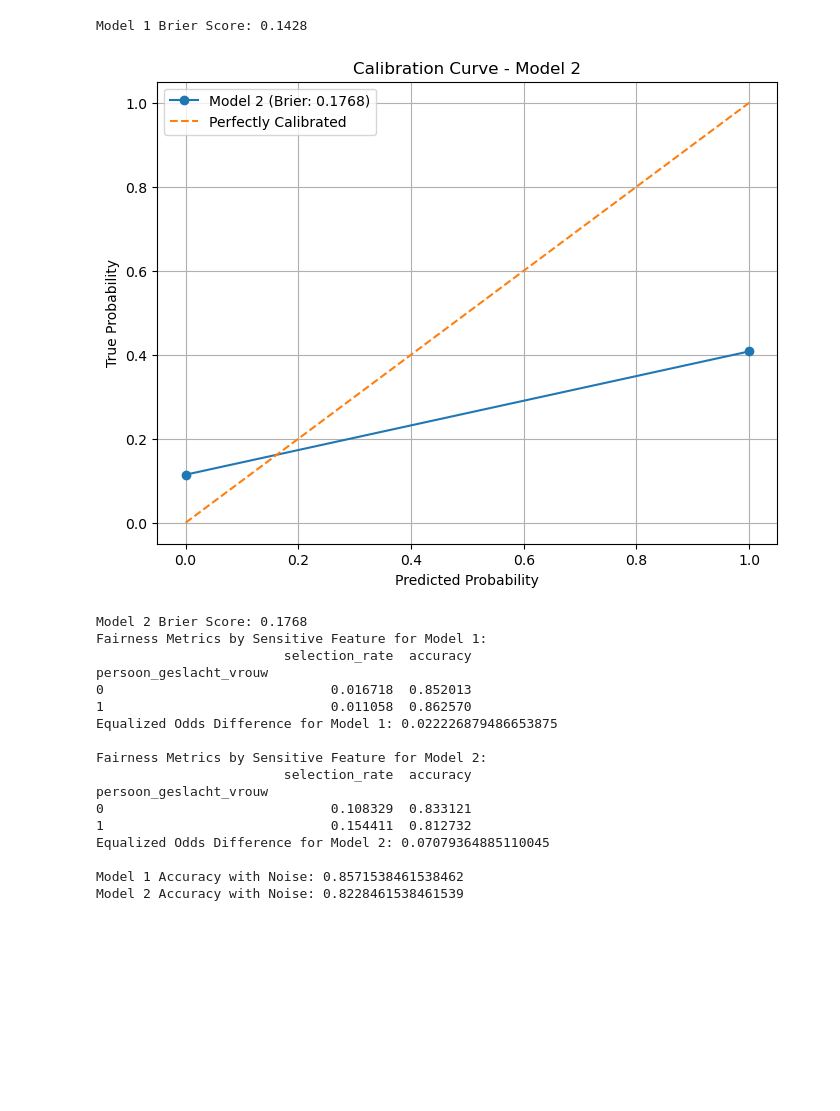
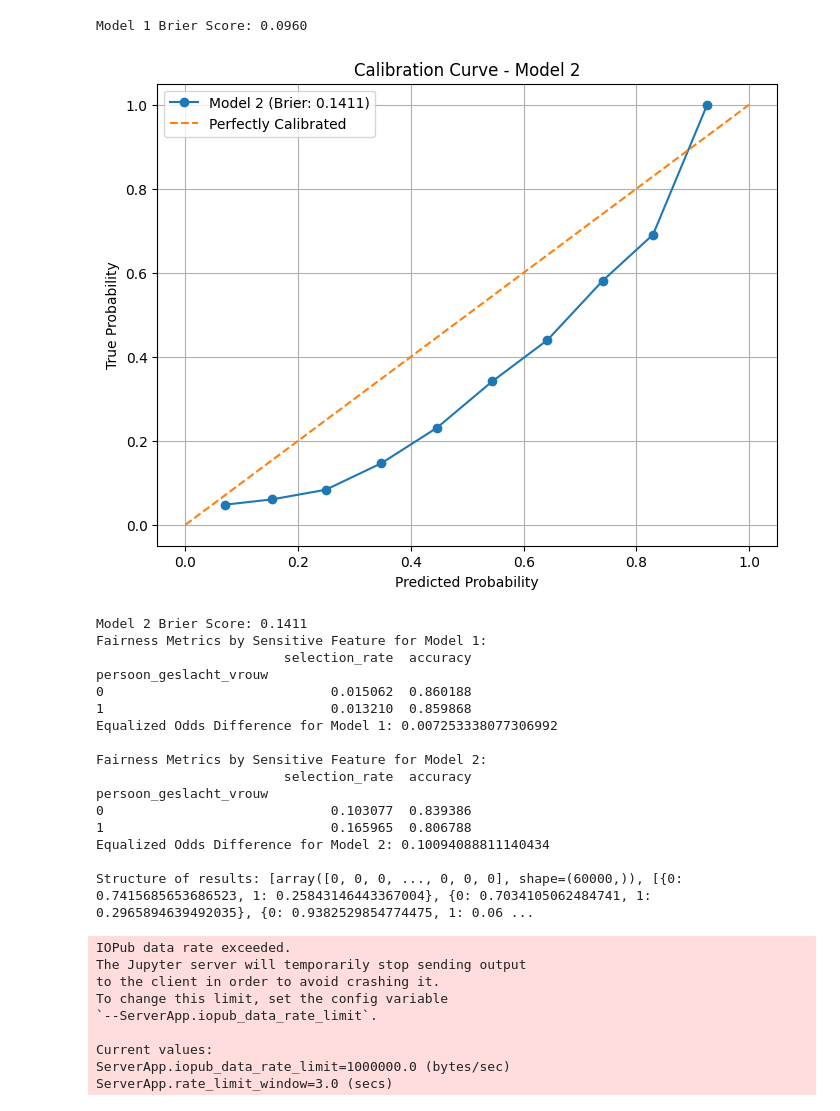
Before and after one commit to D4vidHuang/SET4AI_Part2, a Jupyter notebook: testing/calibration_test.ipynb, the cells around one changed output. Cells and saved outputs as stored; diff of their text form; code cells hidden in the pictures; blank space fills up the shorter version.

Commit message:
Update Calibration test and result
update calibration test and result

```diff
--- a/testing/calibration_test.ipynb
+++ b/testing/calibration_test.ipynb
@@ -8,8 +8,8 @@ from fairlearn.metrics import MetricFrame, selection_rate, equalized_odds_differ
 import onnxruntime as rt
 import matplotlib.pyplot as plt
 
-data = pd.read_csv('../data/investigation_train_large_checked.csv')
-
+data = pd.read_csv('../data/300k_dataset.csv')
+# data = data[:6]
 y = data['checked']
 X = data.drop(['checked', 'Ja', 'Nee'], axis=1)
 X = X.astype(np.float32)
@@ -21,8 +21,24 @@ model_path_2 = "../Group 9/model_2.onnx"
 session_1 = rt.InferenceSession(model_path_1)
 session_2 = rt.InferenceSession(model_path_2)
 
-y_prob_1 = session_1.run(None, {'X': X_test.values.astype(np.float32)})[0].flatten()
-y_prob_2 = session_2.run(None, {'X': X_test.values.astype(np.float32)})[0].flatten()
+def extract_probabilities(session, X_test):
+    results = session.run(None, {'X': X_test.values.astype(np.float32)})
+
+    print("Structure of results:", results)
+
+    try:
+        if isinstance(results[1], list):
+            probabilities = [result[1] for result in results[1]]
+        else:
+            probabilities = [results[1]]
+    except Exception as e:
+        print(f"Error during extraction: {e}")
+        probabilities = []
+
+    return np.array(probabilities)
+
+y_prob_1 = extract_probabilities(session_1, X_test)
+y_prob_2 = extract_probabilities(session_2, X_test)
 
 y_pred_1 = np.rint(y_prob_1).astype(int)
 y_pred_2 = np.rint(y_prob_2).astype(int)
@@ -90,7 +106,7 @@ def noise_resilience_test(session, X_test, y_test, model_name):
     noise = np.random.normal(0, 0.1, X_test_noisy.shape)
     X_test_noisy += noise
 
-    y_prob_noisy = session.run(None, {'X': X_test_noisy.values.astype(np.float32)})[0].flatten()
+    y_prob_noisy = extract_probabilities(session, X_test_noisy)
     y_pred_noisy = np.rint(y_prob_noisy).astype(int)
 
     accuracy_noisy = accuracy_score(y_test, y_pred_noisy)
@@ -114,19 +128,27 @@ F1 Score: 0.37633970967304303
-Model 1 Brier Score: 0.1428
+Model 1 Brier Score: 0.0960
-[figure, old version]
+[figure, new version]
-Model 2 Brier Score: 0.1768
+Model 2 Brier Score: 0.1411
 Fairness Metrics by Sensitive Feature for Model 1:
                         selection_rate  accuracy
 persoon_geslacht_vrouw
-0                             0.016718  0.852013
-1                             0.011058  0.862570
-Equalized Odds Difference for Model 1: 0.022226879486653875
+0                             0.015062  0.860188
+1                             0.013210  0.859868
+Equalized Odds Difference for Model 1: 0.007253338077306992
 
 Fairness Metrics by Sensitive Feature for Model 2:
                         selection_rate  accuracy
 persoon_geslacht_vrouw
-0                             0.108329  0.833121
-1                             0.154411  0.812732
-Equalized Odds Difference for Model 2: 0.07079364885110045
+0                             0.103077  0.839386
+1                             0.165965  0.806788
+Equalized Odds Difference for Model 2: 0.10094088811140434
 
-Model 1 Accuracy with Noise: 0.8571538461538462
-Model 2 Accuracy with Noise: 0.8228461538461539
+Structure of results: [array([0, 0, 0, ..., 0, 0, 0], shape=(60000,)), [{0: 0.7415685653686523, 1: 0.25843146443367004}, {0: 0.7034105062484741, 1: 0.2965894639492035}, {0: 0.9382529854774475, 1: 0.06 ...
+IOPub data rate exceeded.
+The Jupyter server will temporarily stop sending output
+to the client in order to avoid crashing it.
+To change this limit, set the config variable
+`--ServerApp.iopub_data_rate_limit`.
+
+Current values:
+ServerApp.iopub_data_rate_limit=1000000.0 (bytes/sec)
+ServerApp.rate_limit_window=3.0 (secs)
```
Also changed, not shown: parts of 1 cell of this notebook, 2 other files.
